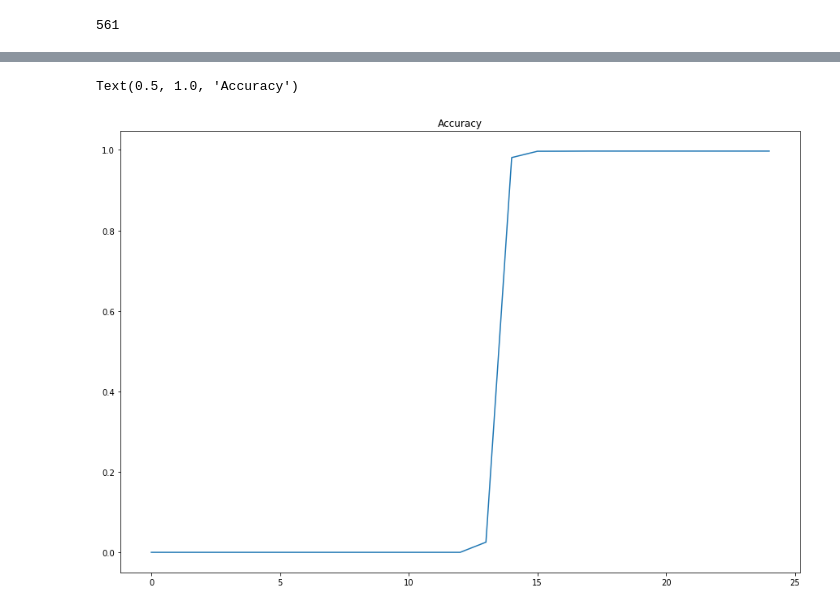
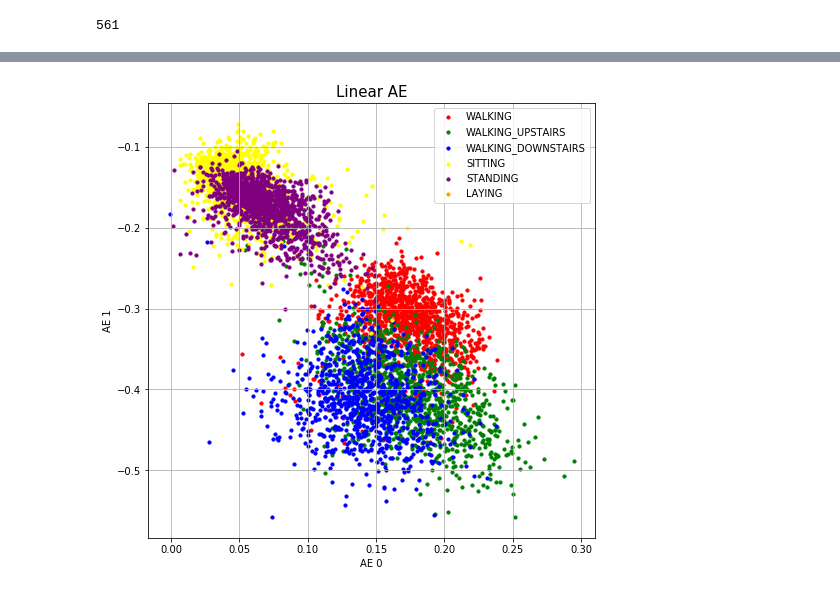
Before and after one commit to idaf-ai/sensor-embeddings, a Jupyter notebook: AE_Embeddings.ipynb, the cells around one changed output, grey strips where cells are left out. Drawn from its saved outputs; the diff is of its cells as text; code cells hidden in the pictures.

```diff
--- a/AE_Embeddings.ipynb
+++ b/AE_Embeddings.ipynb
@@ -20,0 +161,9 @@ print(len(features))
+# %%
+columns=[]
+for i in range(0,64):
+#     name=
+#     print(name)
+    columns.append("AE "+str(i))
+principalDf = pd.DataFrame(data = encoded_data
+             , columns = columns)
+principalDf.head(5)
@@ -21,15 +178,15 @@ print(len(features))
 # %%
-train_df = pd.read_csv(path+"train/X_train.txt", delim_whitespace = True)
-train_df.columns = features
+train_df_activities = pd.read_csv(path+"train/X_train.txt", delim_whitespace = True)
+train_df_activities.columns = features
 
-#train_df["subject_id"] = pd.read_csv(path+"train/subject_train.txt", header = None, squeeze = True) #squeeze = True will
+train_df_activities["subject_id"] = pd.read_csv(path+"train/subject_train.txt", header = None, squeeze = True) #squeeze = True will
 # #return data in pandas series format
 
-train_df["activity"] = pd.read_csv(path+"train/y_train.txt", header = None, squeeze = True)
+train_df_activities["activity"] = pd.read_csv(path+"train/y_train.txt", header = None, squeeze = True)
 
-test_df = pd.read_csv(path+"test/X_test.txt", delim_whitespace = True)
+activity = pd.read_csv(path+"train/y_train.txt", header = None, squeeze = True)
 
-#test_df["subject_id"] = pd.read_csv(path+"test/subject_test.txt", header = None, squeeze = True)
-test_df["activity"] = pd.read_csv(path+"test/y_test.txt", header = None, squeeze = True)
+#mapping activity to activity name
+label_name = activity.map({1: "WALKING", 2:"WALKING_UPSTAIRS", 3:"WALKING_DOWNSTAIRS", 4:"SITTING", 5:"STANDING", 6:"LYING"})
 
-train_df.head()
+train_df_activities["activity_name"] = label_name
@@ -114,7 +193,22 @@ Text(0.5, 1.0, 'Test Loss')
-# %%
-plt.figure(figsize=(15,10))
-plt.plot(history.history["accuracy"])
-plt.title("Accuracy")
-# %% [output]
-Text(0.5, 1.0, 'Accuracy')
-[figure, removed]
+# %%
+principalDf["activity_name"]=train_df_activities.loc[:,["activity_name"]]
+# %%
+fig = plt.figure(figsize = (8,8))
+ax = fig.add_subplot(1,1,1)
+ax.set_xlabel('AE 0', fontsize = 10)
+ax.set_ylabel('AE 1', fontsize = 10)
+ax.set_title('Linear AE', fontsize = 15)
+
+
+targets = ['WALKING', 'WALKING_UPSTAIRS', 'WALKING_DOWNSTAIRS',"SITTING","STANDING","LAYING"]
+colors = ['r', 'g', 'b', 'yellow', 'purple','orange']
+for target, color in zip(targets,colors):
+    indicesToKeep = principalDf['activity_name'] == target
+    ax.scatter(principalDf.loc[indicesToKeep, 'AE 0']
+               , principalDf.loc[indicesToKeep, 'AE 1']
+               , c = color
+               , s = 10)
+ax.legend(targets)
+ax.grid()
+# %% [output]
+[figure, added]
```
Also changed, not shown: parts of 16 cells of this notebook.
